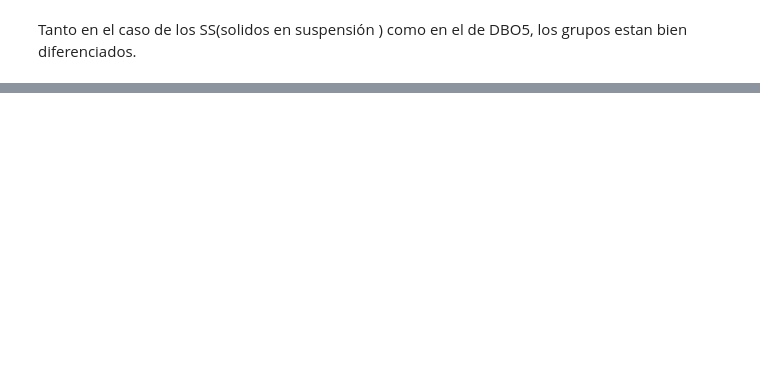
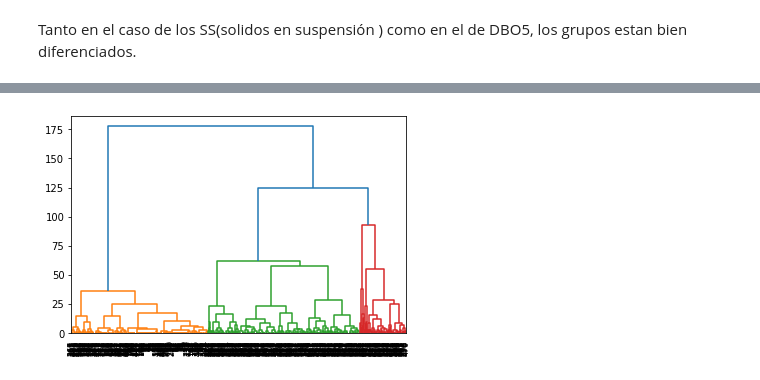
Before and after one commit to laura290/Project-Final, a Jupyter notebook: src/Jerarquico(Dendrograma).ipynb, the cells around one changed output, grey strips where cells are left out. Cells and saved outputs as stored; diff of their text form; code cells hidden in the pictures; blank space fills up the shorter version.

```diff
--- a/src/Jerarquico(Dendrograma).ipynb
+++ b/src/Jerarquico(Dendrograma).ipynb
@@ -190,0 +170,3 @@ plt.show()
+# %%
+data_4=data_2.drop(columns=['NT','PT','Cluster','DEPURADORA_2'])
+data_4.head()
@@ -190,0 +180,6 @@ plt.show()
+# %%
+cluster_jerarquico=linkage(data_4, 'ward')
+dendrogram(cluster_jerarquico, leaf_rotation=90., leaf_font_size=8.)
+plt.show();
+# %% [output]
+[figure, added]
```
Also changed, not shown: parts of 34 cells of this notebook, 11 other files.
